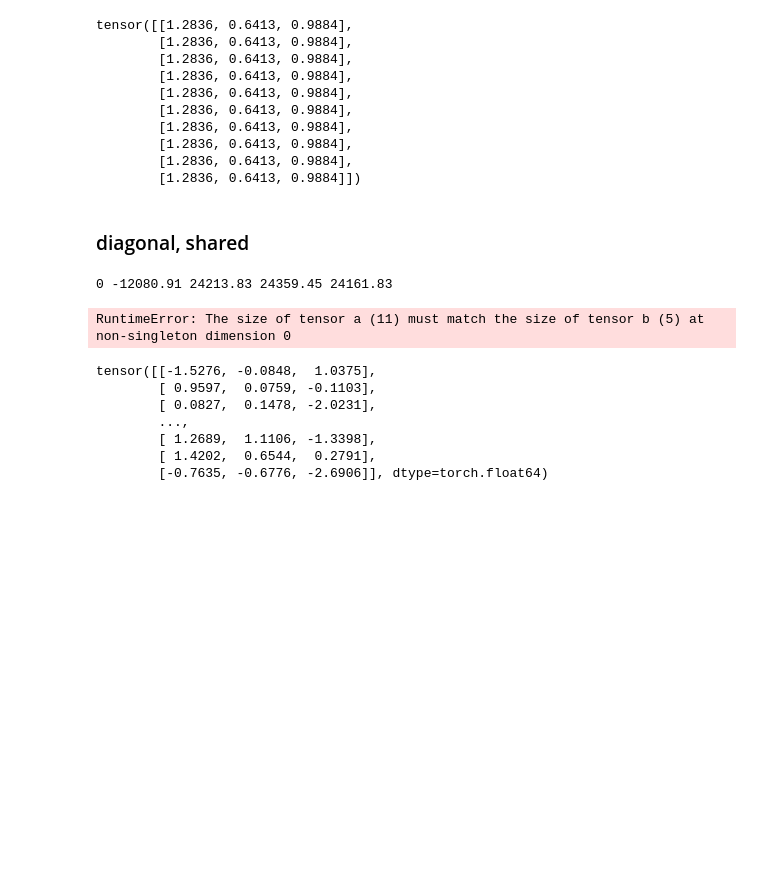
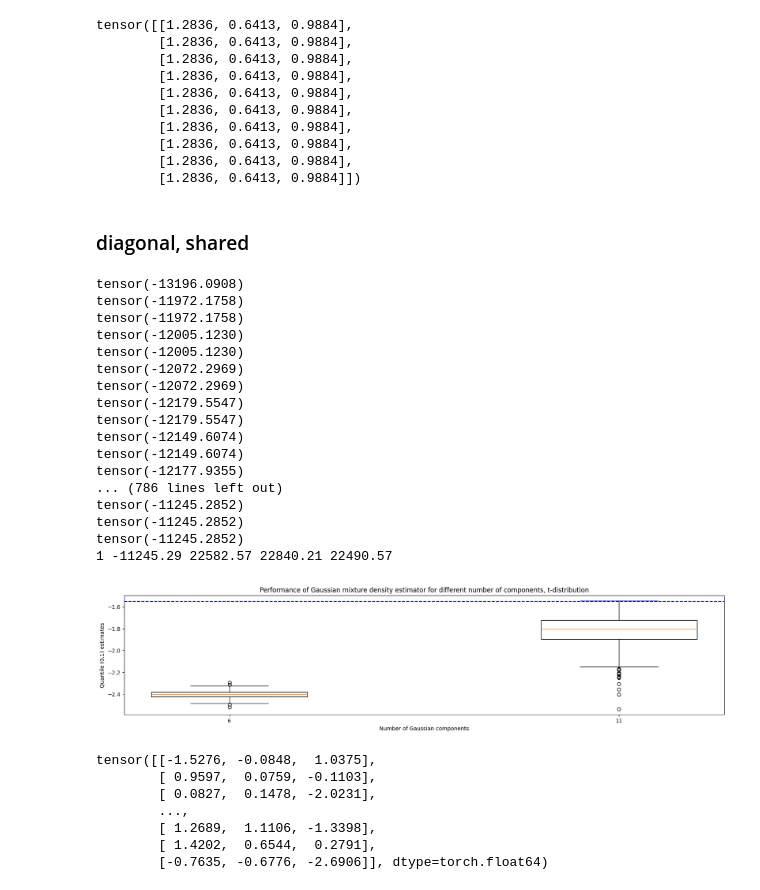
Before and after one commit to huimin-hu-stat/MAR, a Jupyter notebook: Gaussian_mixture_density_estimator.ipynb, the cells around one changed output. Saved outputs shown, nothing was run; the diff lists cells and outputs as text; code cells hidden in the pictures; blank space fills up the shorter version.

```diff
--- a/Gaussian_mixture_density_estimator.ipynb
+++ b/Gaussian_mixture_density_estimator.ipynb
@@ -463,11 +463,14 @@ def em_gmm_missing(X, M, K, cov_type, iters=1000, eps=1e-6, mu=None, sigma=None,
             ).repeat(K, X.shape[1])
 
         loglik_new = observed_loglik(X, M, mu, sigma, pi)
+        print(loglik_old)
+        print(loglik_new)
 
-        converged, rel_change = check_convergence(loglik_new, loglik_old, tol=1e-5)
-        if converged:
-            print(f"Converged at iteration {it}, rel_change={rel_change.item():.2e}")
-        break
+        ##Need a convergence criterion that stops once log-lik goes up!
+        #converged, rel_change = check_convergence(loglik_new, loglik_old, tol=1e-6)
+        #if converged:
+        #    print(f"Converged at iteration {it}, rel_change={rel_change.item():.2e}")
+        #break
 
     return mu, sigma, pi
 # %%
@@ -696,7 +699,7 @@ tensor([[1.2836, 0.6413, 0.9884],
 # %%
 gmm_setting = {
     ## Gaussian mixture params
-    "n_k": 10, #number of ks
+    "n_k": 2, #number of ks
     "k_start": 1, # smallest k
     "step_size": 5, # grid space
     "cov_type": "uni_diag", #diag, id or uni_diag, uni_id -- covaraince structure
@@ -716,35 +719,51 @@ for i in range(gmm_setting['n_k']):
 
     if i == 0:
         mu=None
         sigma=None
         pi= None
     else:
         pi=torch.cat([pi, torch.zeros(step, device=pi.device, dtype=pi.dtype)])
         mu = torch.cat([mu, torch.zeros(step, mu.shape[1], device=mu.device, dtype=mu.dtype)], dim=0)
         sigma = torch.cat([sigma, sigma[0:1].repeat(step, 1)], dim=0)
 
     mu, sigma, pi = em_gmm_missing(data, M, kk[i], gmm_setting['cov_type'], iters=200, eps=1e-6, mu=mu, sigma=sigma, pi=pi)
 
     q_estimates_gmm[i]= [np.quantile(sample_gmm(mu, sigma, pi, param_vals['n_new']), 0.1) for _ in range(gmm_setting['n_mc'])]
     loglik[i], aic[i], bic[i], test[i] = aic_bic_gmm_missing(data, M, mu, sigma, pi, gmm_setting['cov_type'])
 
     print(f"{i} {loglik[i]:.2f} {aic[i]:.2f} {bic[i]:.2f} {test[i]:.2f}")
 
 # One boxplot for each row
 positions = np.array(kk)
 dist = param_vals['distr']
 
 plt.figure(figsize=(20, 4))
 plt.boxplot(q_estimates_gmm.T, positions=positions, widths=2)
 plt.axhline(y=np.quantile(data, 0.1), color='blue', linestyle='--')
 plt.xlabel("Number of Gaussian components")
 plt.ylabel("Quantile (0.1) estimates")
 plt.xticks(positions, positions.astype(int))
 plt.title(f'Performance of Gaussian mixture density estimator for different number of components, {dist}-distribution')
 plt.show()
 # %% [output]
-0 -12080.91 24213.83 24359.45 24161.83
+tensor(-13196.0908)
+tensor(-11972.1758)
+tensor(-11972.1758)
+tensor(-12005.1230)
+tensor(-12005.1230)
+tensor(-12072.2969)
+tensor(-12072.2969)
+tensor(-12179.5547)
+tensor(-12179.5547)
+tensor(-12149.6074)
+tensor(-12149.6074)
+tensor(-12177.9355)
+... (786 lines left out)
+tensor(-11245.2852)
+tensor(-11245.2852)
+tensor(-11245.2852)
+1 -11245.29 22582.57 22840.21 22490.57
-RuntimeError: The size of tensor a (11) must match the size of tensor b (5) at non-singleton dimension 0
+[figure, added]
 # %%
 print(data)
 sample_gmm(mu, sigma, pi, param_vals['n_new'])
```
